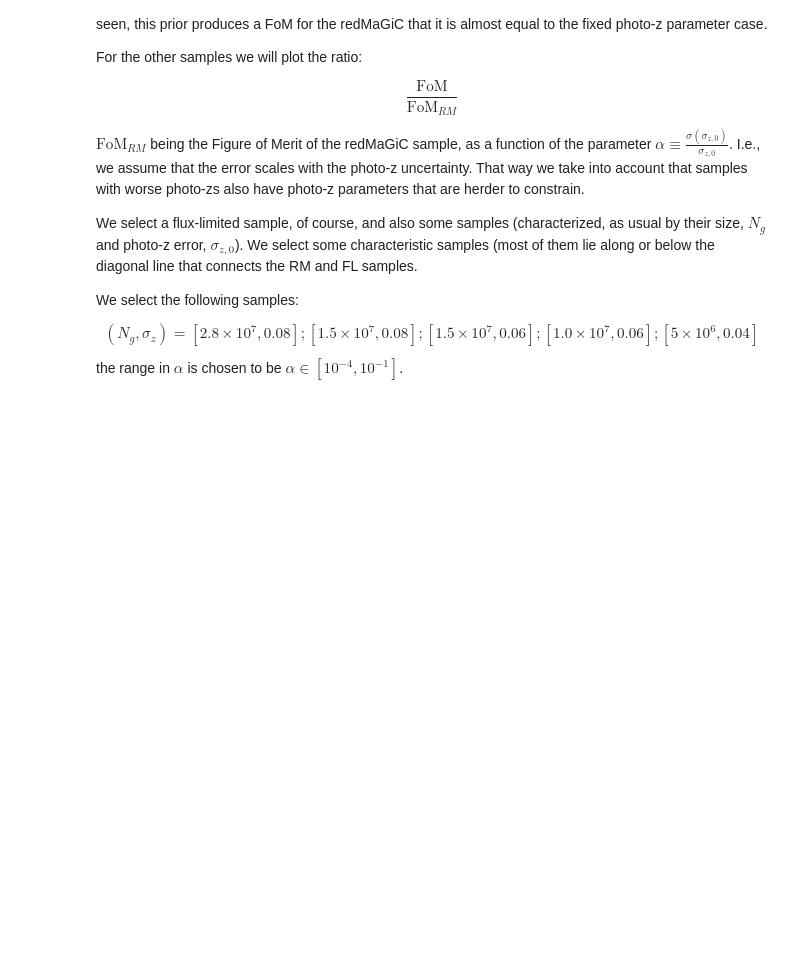
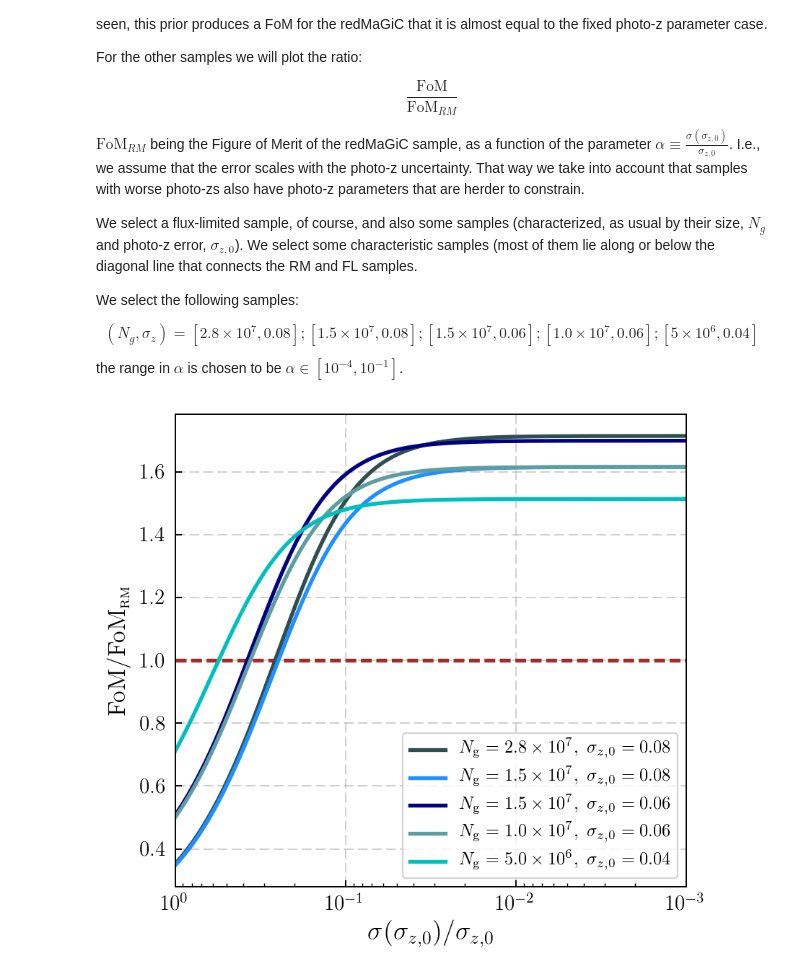
Before and after one commit to dtanoglidis/Photo_z_samples, a Jupyter notebook: Single Redshift Bin.ipynb, the cells around one changed output. Cells and saved outputs as stored; diff of their text form; code cells hidden in the pictures; blank space fills up the shorter version.

```diff
--- a/Single Redshift Bin.ipynb
+++ b/Single Redshift Bin.ipynb
@@ -789,12 +789,12 @@ inv_fl_prior = 1.0/(prior_fl**2.0)
 # ==========================================================================================================
 
 # For redMaGiC
-Fish_rm_prior = Fish_rm_Free
+Fish_rm_prior = np.copy(Fish_rm_Free)
 Fish_rm_prior[3,3] = Fish_rm_prior[3,3] + inv_rm_prior
 Fish_rm_prior[4,4] = Fish_rm_prior[4,4] + inv_rm_prior
 
 # For flux limited
-Fish_fl_prior = Fish_fl_Free
+Fish_fl_prior = np.copy(Fish_fl_Free)
 Fish_fl_prior[3,3] = Fish_fl_prior[3,3] + inv_fl_prior
 Fish_fl_prior[4,4] = Fish_fl_prior[4,4] + inv_fl_prior
 
@@ -950,0 +1030,26 @@ FoM_fl = np.zeros(len(alpha))
+# %%
+fig = plt.figure(figsize = (5.0,4.5))
+
+plt.plot(alpha, FoM_fl, c='darkslategrey', linewidth=2.2, label=r'$N_{\mbox{\scriptsize{g}}}=2.8 \times 10^7, \,\, \sigma_{z,0} = 0.08$')
+plt.plot(alpha, FoM_1, c='dodgerblue',  linewidth=2.2, label=r'$N_{\mbox{\scriptsize{g}}}=1.5 \times 10^7, \,\, \sigma_{z,0} = 0.08$')
+plt.plot(alpha, FoM_2, c='navy', linewidth=2.2,label=r'$N_{\mbox{\scriptsize{g}}}=1.5 \times 10^7, \,\, \sigma_{z,0} = 0.06$')
+plt.plot(alpha, FoM_3, c='cadetblue', linewidth=2.2, label=r'$N_{\mbox{\scriptsize{g}}}= 1.0 \times 10^7, \,\, \sigma_{z,0} = 0.06$')
+plt.plot(alpha, FoM_4, c='c', linewidth=2.2, label=r'$N_{\mbox{\scriptsize{g}}}=5.0 \times 10^6, \,\, \sigma_{z,0} = 0.04$')
+
+plt.hlines(1.0,1,1e-3, color='brown', linestyle='--', linewidth= 2.2)
+
+plt.ylabel('FoM/FoM$_{\scriptsize{\mbox{RM}}}$',fontsize=14)
+plt.xlabel('$\sigma(\sigma_{z,0})/\sigma_{z,0}$',fontsize=15)
+plt.tick_params(axis='both', labelsize=12)
+
+plt.grid(ls='--', alpha=0.6)
+
+plt.xscale('log');plt.xlim(1.0,1e-3)
+plt.legend(frameon=True, loc='lower right', fontsize=10)
+
+
+plt.tight_layout()
+plt.savefig('FoMs_size.pdf')
+plt.show()
+# %% [output]
+[figure, added]
```
Also changed, not shown: parts of 3 cells of this notebook.
